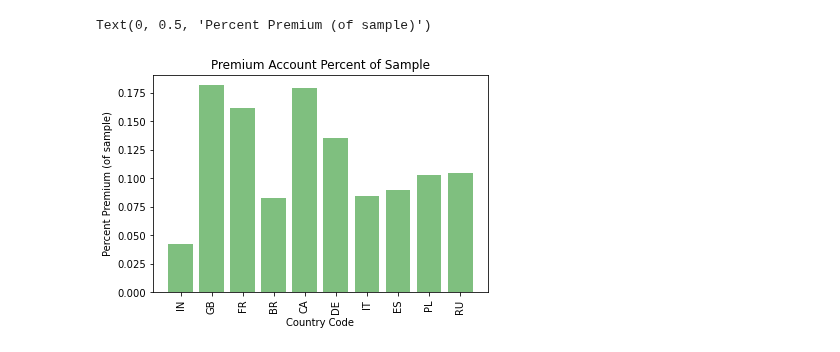
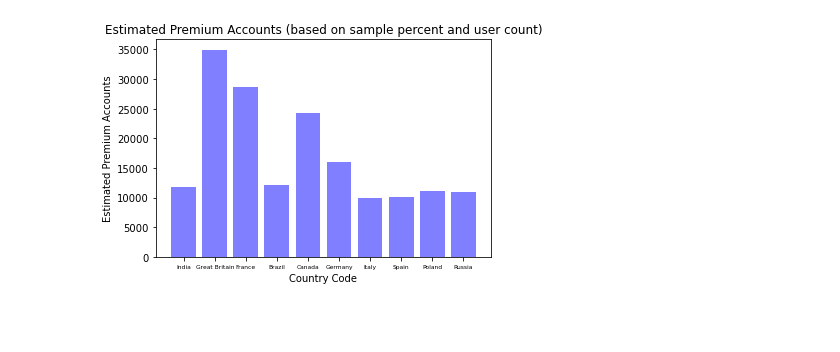
Before and after one commit to melissamonroe/who-plays-chess, a Jupyter notebook: ChessPremiumPy.ipynb, the cells around one changed output. Saved outputs shown, nothing was run; the diff lists cells and outputs as text; code cells hidden in the pictures; blank space fills up the shorter version.

Commit message:
update ChessPremiumPy.ipynb, add figures to figures

```diff
--- a/ChessPremiumPy.ipynb
+++ b/ChessPremiumPy.ipynb
@@ -85,8 +87,12 @@ for index, row in countries_df.iterrows():
     if (path.exists(filepath)):
         players_df =  pd.read_csv(filepath)
 
-
-        country_name.append(row["Country"])
+        if row["Country"] == "United Kingdom of Great Britain and Northern Ireland":
+            country_name.append("Great Britain")
+        elif row["Country"] == "Russian Federation":
+            country_name.append("Russia")
+        else:
+            country_name.append(row["Country"])
         country_codes.append(row["Code"])
         player_count.append(len(players_df))
 
@@ -99,7 +105,9 @@ count_sorted = country_player_count_df.sort_values("Player Count", ascending=Fal
 count_sorted_cleaned = count_sorted.loc[count_sorted["Player Count"] >= 1000]
 
 count_sorted_cleaned = count_sorted_cleaned.reset_index(drop=True)
-count_sorted_cleaned.head(10)
+
+top_10_df = count_sorted_cleaned.head(10)
+top_10_df
 # %% [output]
 |  | Country | Country Code | Player Count |
 | 0 | India | IN | 276922 |
@@ -130,19 +123,28 @@ top_10_df
 # %%
+# define lists
 summary_dataframes = []
 percent_samples = []
 est_population_premiums = []
+count_populations = []
 countries = []
 country_codes = []
 
-for country in top_10_df["Country Code"]:
-    print(country)
-    summary_status_df = get_status_summary(country)
-    country_codes.append(country)
+i = 0
+for country_code in top_10_df["Country Code"]:
+    country_name = top_10_df["Country"][i]
+    print(f"Generating status summary for {country_name} ({country_code})")
+    summary_status_df = get_status_summary(country_code)
+    countries.append(country_name)
+    count_populations.append(top_10_df["Player Count"][i])
+    country_codes.append(country_code)
 
     percent_sample = summary_status_df["Percent (of sample)"]["premium"]
-    est_population_premium = summary_status_df["Estimated Status Count of Population"]["premium"]
+    est_population_premium = summary_status_df["Estimated Premium Count of Population"]["premium"]
+
     percent_samples.append(percent_sample)
     est_population_premiums.append(est_population_premium)
 
     summary_dataframes.append(summary_status_df)
+    i += 1
+    print("\n")
 # %% [output]
@@ -312,25 +299,22 @@ est_population_premiums
 # %%
 # Generate a bar plot showing the total number of measurements taken on each drug regimen using pyplot.
-
-country_codes
-x_axis = np.arange(len(country_codes))
+x_axis = np.arange(len(countries))
 
 # Create the ticks for our bar chart's x axis
 
 tick_locations = [value for value in x_axis]
-plt.xticks(tick_locations, country_codes,rotation=90)
-
+plt.xticks(tick_locations, countries,rotation=0,fontsize=6)
 
 percent_samples
 est_population_premiums
 
 
-plt.bar(x_axis,percent_samples, color='g', alpha=0.5, align='center')
+plt.bar(x_axis,est_population_premiums, color='b', alpha=0.5, align='center')
 
 # Give the chart a title, x label, and y label
-plt.title("Premium Account Percent of Sample")
+plt.title("Estimated Premium Accounts (based on sample percent and user count)")
 plt.xlabel("Country Code")
-plt.ylabel("Percent Premium (of sample)")
+plt.ylabel("Estimated Premium Accounts")
+plt.savefig("figures/figure3_premium", dpi=300)
 # %% [output]
-Text(0, 0.5, 'Percent Premium (of sample)')
-[figure, old version]
+[figure, new version]
```
Also changed, not shown: parts of 27 cells of this notebook, 5 other files.
